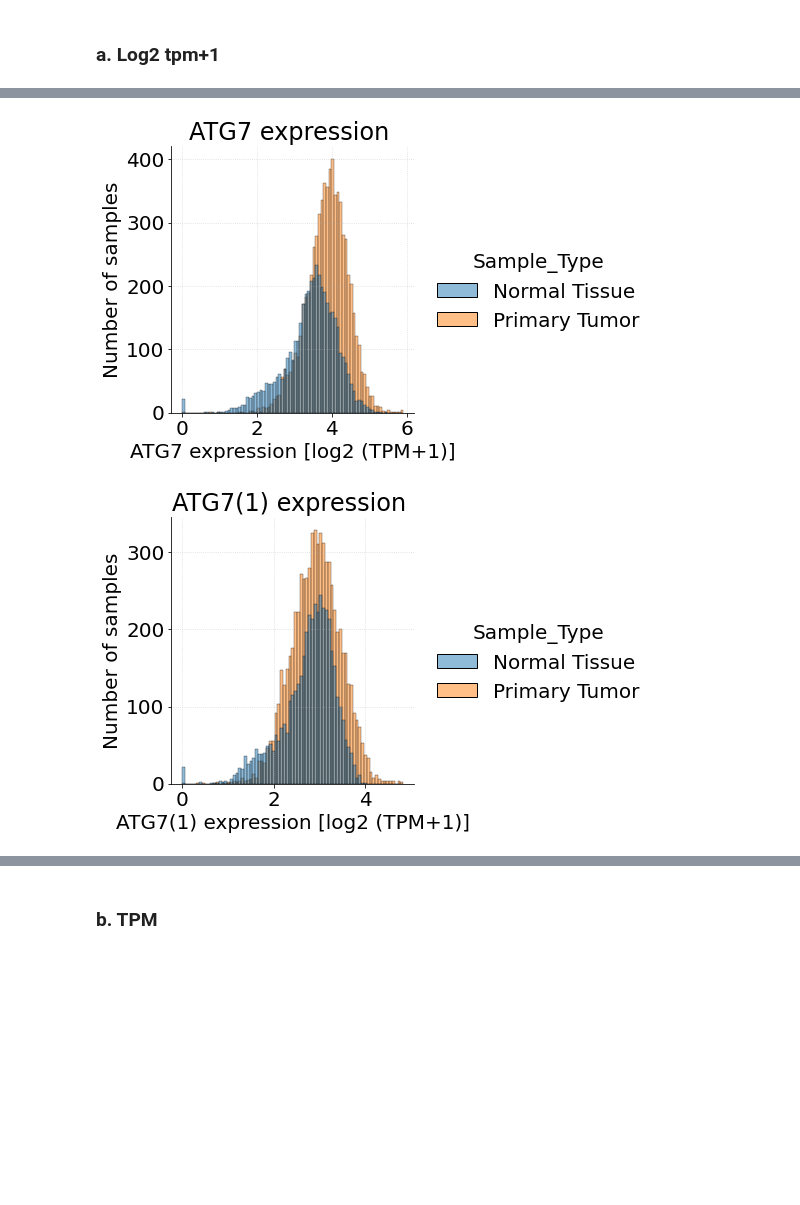
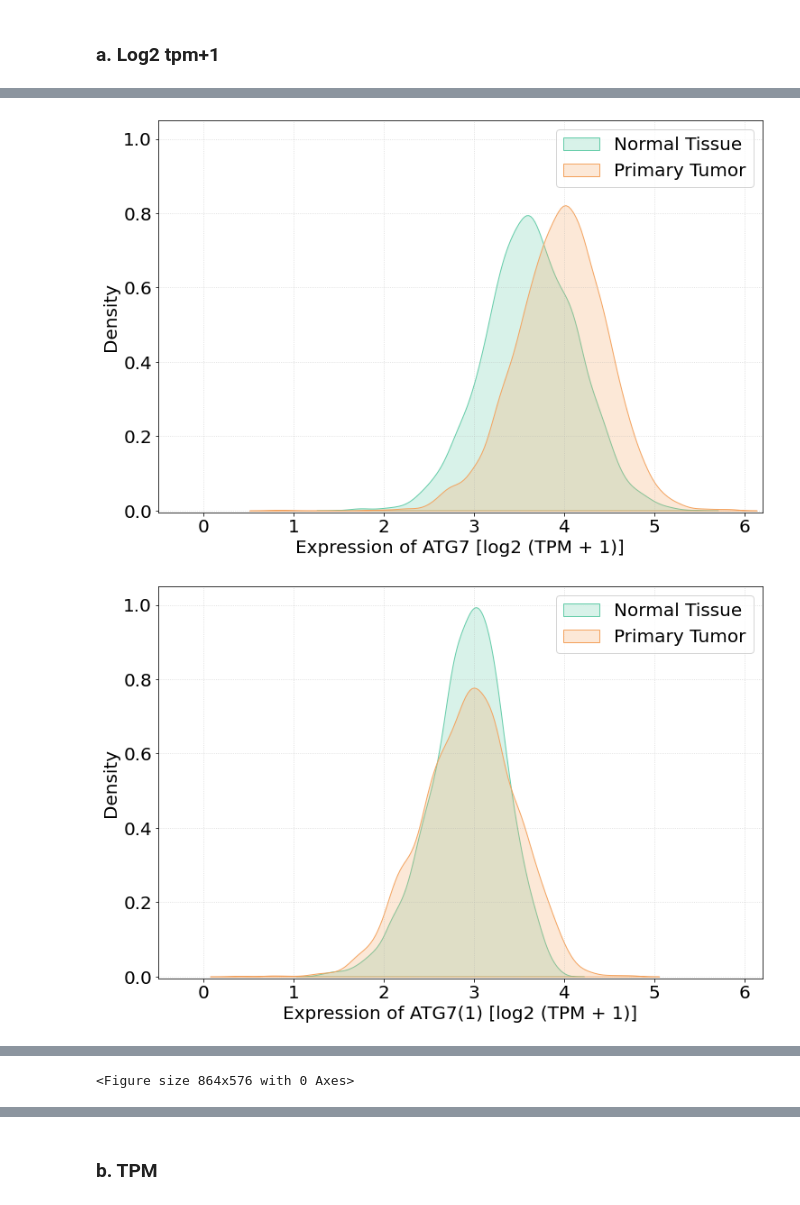
Before and after one commit to Keviosta/Article_short_isoform_ATG7_private, a Jupyter notebook: ATG7/atg7_all_tissue_analyse/ATG7 characterisation/Communal_tissues_global_ATG7_isoform_characterisation.ipynb, the cells around one changed output, grey strips where cells are left out. Cells and saved outputs as stored; diff of their text form; code cells hidden in the pictures; blank space fills up the shorter version.

```diff
--- a/ATG7/atg7_all_tissue_analyse/ATG7 characterisation/Communal_tissues_global_ATG7_isoform_characterisation.ipynb
+++ b/ATG7/atg7_all_tissue_analyse/ATG7 characterisation/Communal_tissues_global_ATG7_isoform_characterisation.ipynb
@@ -68,18 +74,27 @@ for column in columns:
 # %%
 # Distribution graph, for ATG7, iso1 & iso2
-## LOG2(TPM+1) + Count Scale
-isoforms = 'log2_p1_ATG7_total', 'log2_p1_ATG7_1', 'log2_p1_ATG7_2'
+## LOG2(TPM+1) + Density
+isoforms = 'ATG7', 'ATG7_1', 'ATG7_2'
 isoforms_info = 'ATG7', 'ATG7(1)', 'ATG7(2)'
-df_ATG7_NormPrim
+
 for i in range(len(isoforms)):
     isoform = isoforms[i]
-    Data = df_ATG7_NormPrim[['Sample_Type', isoform]]
+    xData = df_ATG7_Normal[isoform]
+    x2Data = df_ATG7_Primary[isoform]
 
-    seaborn.displot(Data, x= isoform, hue="Sample_Type")
-    plt.ylabel('Number of samples')
-    plt.xlabel(isoforms_info[i] + ' expression [log2 (TPM+1)]')
-    plt.title(isoforms_info[i]+ ' expression ')
+    seaborn.kdeplot(xData, color = 'mediumaquamarine', fill = True)
+    seaborn.kdeplot(x2Data, color = 'sandybrown', fill = True)
+
+    plt.xlabel('Expression of '+ isoforms_info[i] + ' [log2 (TPM + 1)]')
+    plt.xlim(-0.5, 6.2)
+    plt.ylim(-0.005, 1.05)
+#     plt.title(isoforms_info[i]+ ' expression ')
+    plt.legend(labels=["Normal Tissue","Primary Tumor"])
     title_file = 'distrib_' + isoforms_info[i]
+
+    plt.savefig(path+path2+title_file+'.svg')
+    plt.show()
+    plt.clf()
 # %% [output]
-[figure, old version]
+[figure, new version]
-[figure, old version]
+[figure, new version]
@@ -86,0 +102 @@ for i in range(len(isoforms)):
+<Figure size 864x576 with 0 Axes>
```
Also changed, not shown: parts of 18 cells of this notebook, 7 other files.
